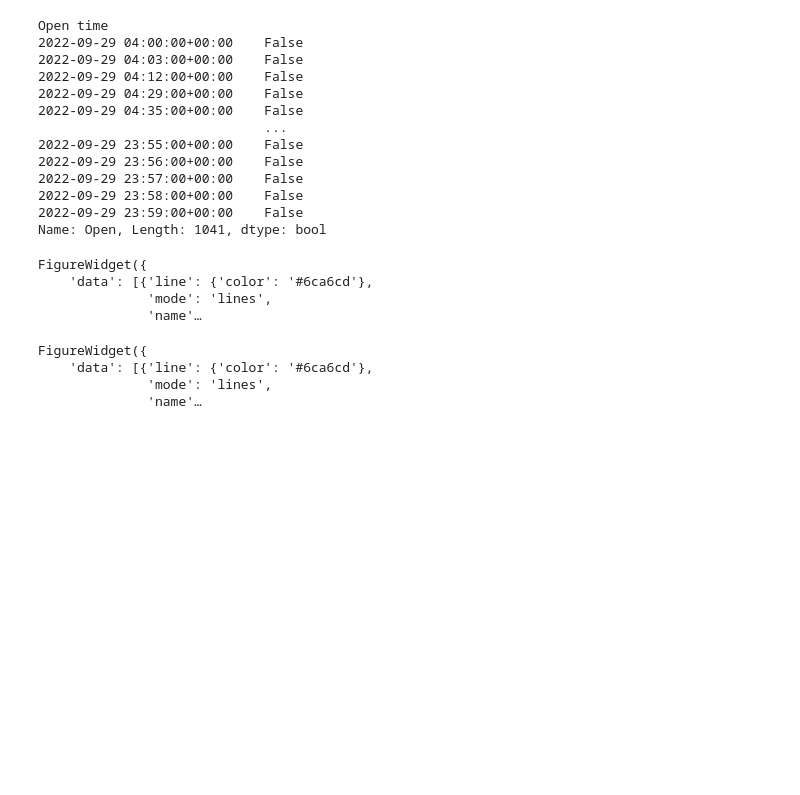
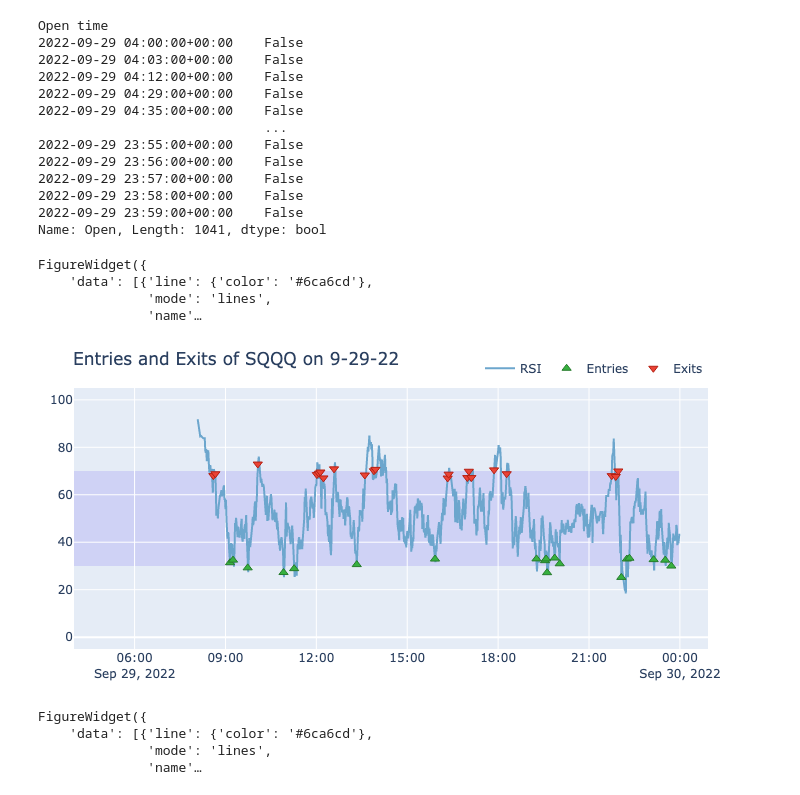
Before and after one commit to MFree27/Columbia_Algorithmic_Project, a Jupyter notebook: RSI_backtest.ipynb, the cells around one changed output. Cells and saved outputs as stored; diff of their text form; code cells hidden in the pictures; blank space fills up the shorter version.

```diff
--- a/RSI_backtest.ipynb
+++ b/RSI_backtest.ipynb
@@ -224,6 +294,11 @@ FigureWidget({
     'data': [{'line': {'color': '#6ca6cd'},
               'mode': 'lines',
               'name'…
+# %%
+img_4 = 'images/fig4.png'
+Image(filename=img_4)
+# %% [output]
+[figure, added]
 # %%
 clean_entries, clean_exits = entries.vbt.signals.clean(exits)
 
```
Also changed, not shown: parts of 35 cells of this notebook, 13 other files.
